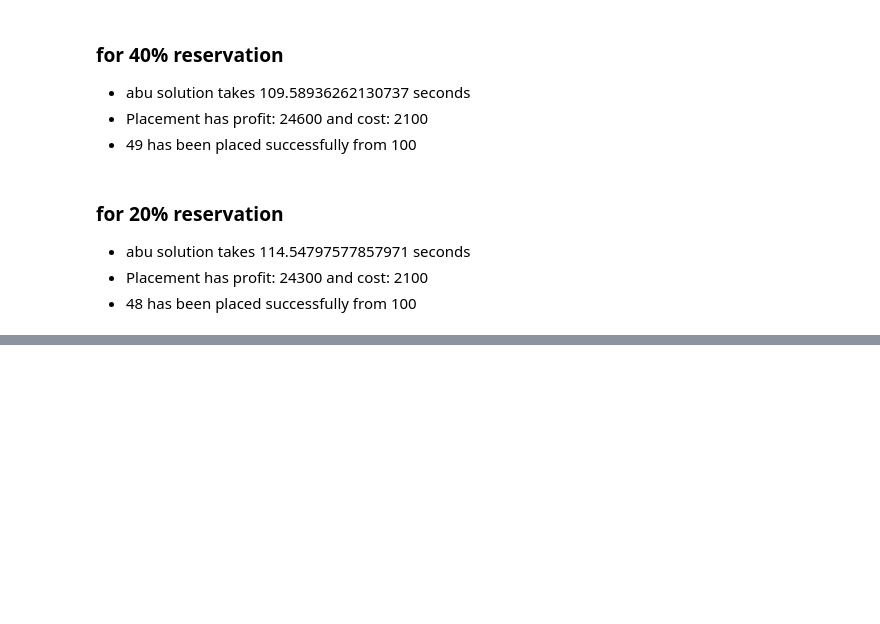
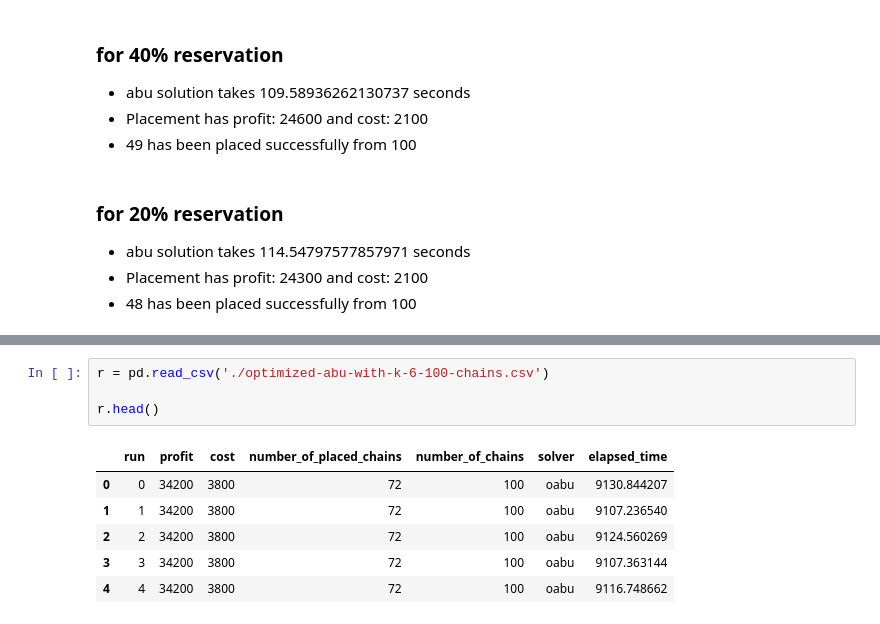
Before and after one commit to reinnet/jsd-mp, a Jupyter notebook: results/report/main.ipynb, the cells around one changed output, grey strips where cells are left out. Drawn from its saved outputs; the diff is of its cells as text; blank space fills up the shorter version.

```diff
--- a/results/report/main.ipynb
+++ b/results/report/main.ipynb
@@ -91,0 +122,11 @@ ax.legend()
+# %%
+r = pd.read_csv('./optimized-abu-with-k-6-100-chains.csv')
+
+r.head()
+# %% [output]
+|  | run | profit | cost | number_of_placed_chains | number_of_chains | solver | elapsed_time |
+| 0 | 0 | 34200 | 3800 | 72 | 100 | oabu | 9130.844207 |
+| 1 | 1 | 34200 | 3800 | 72 | 100 | oabu | 9107.236540 |
+| 2 | 2 | 34200 | 3800 | 72 | 100 | oabu | 9124.560269 |
+| 3 | 3 | 34200 | 3800 | 72 | 100 | oabu | 9107.363144 |
+| 4 | 4 | 34200 | 3800 | 72 | 100 | oabu | 9116.748662 |
```
Also changed, not shown: parts of 21 cells of this notebook, 4 other files.
